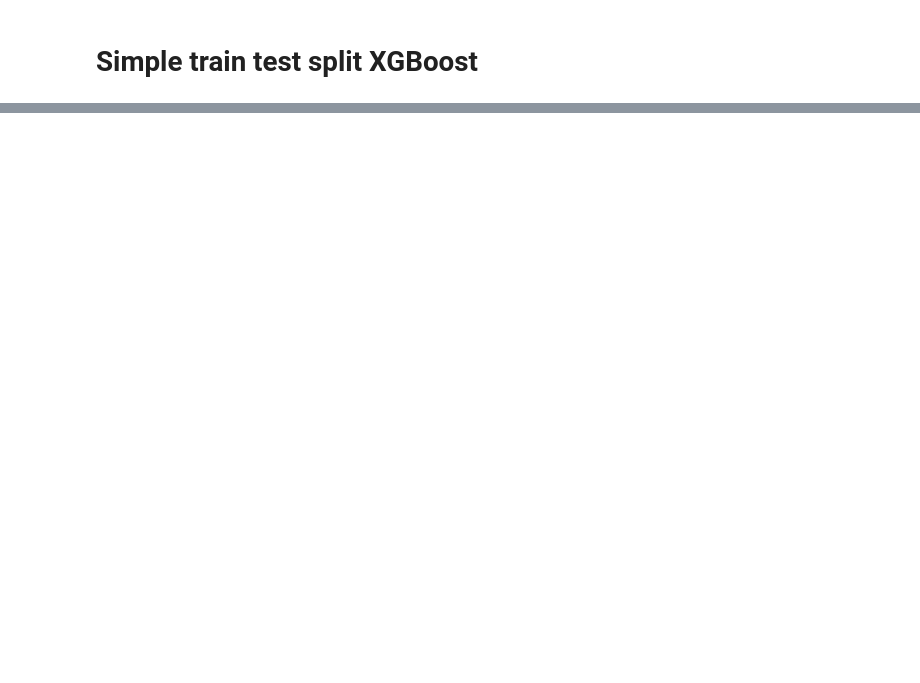
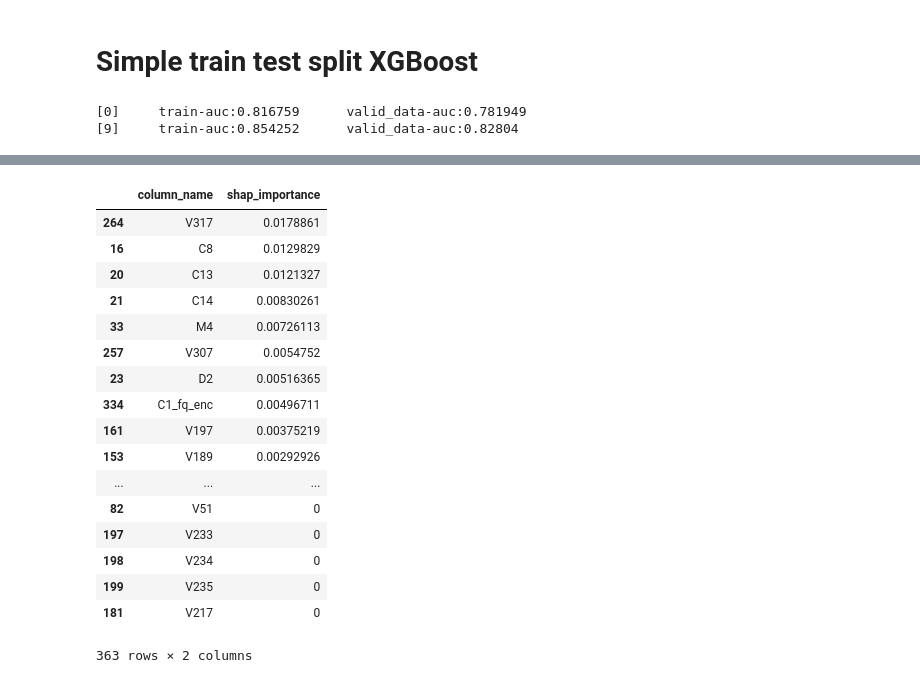
Before and after one commit to andfanilo/ieee-fraud-detection, a Jupyter notebook: notebooks/exploratory/Simple XGB.ipynb, the cells around one changed output, grey strips where cells are left out. Saved outputs shown, nothing was run; the diff lists cells and outputs as text; code cells hidden in the pictures; blank space fills up the shorter version.

```diff
--- a/notebooks/exploratory/Simple XGB.ipynb
+++ b/notebooks/exploratory/Simple XGB.ipynb
@@ -8,4 +9,5 @@ from src.model.train_model import train_xgb
 # %%
 ds = Dataset()
-ds.load_dataset()
+ds.load_dataset("30000")
+build_processed_dataset(ds)
 # %%
@@ -35,0 +31,15 @@ ds.write_submission("xgb")
+# %%
+model, y_pred_valid, y_pred = clf_xgb(
+    X_train,
+    y_train,
+    X_valid,
+    y_valid,
+    ds.X_test,
+    xgb_params,
+)
+# %% [output]
+[0]     train-auc:0.816759      valid_data-auc:0.781949
+[9]     train-auc:0.854252      valid_data-auc:0.82804
+# %%
+TreeVisualizer(model, ds.X_test).get_importances()
+# %% [output]
@@ -35,0 +47,18 @@ ds.write_submission("xgb")
+|  | column_name | shap_importance |
+| 264 | V317 | 0.0178861 |
+| 16 | C8 | 0.0129829 |
+| 20 | C13 | 0.0121327 |
+| 21 | C14 | 0.00830261 |
+| 33 | M4 | 0.00726113 |
+| 257 | V307 | 0.0054752 |
+| 23 | D2 | 0.00516365 |
+| 334 | C1_fq_enc | 0.00496711 |
+| 161 | V197 | 0.00375219 |
+| 153 | V189 | 0.00292926 |
+| ... | ... | ... |
+| 82 | V51 | 0 |
+| 197 | V233 | 0 |
+| 198 | V234 | 0 |
+| 199 | V235 | 0 |
+| 181 | V217 | 0 |
+363 rows × 2 columns
```
Also changed, not shown: parts of 4 cells of this notebook, 4 other files.
